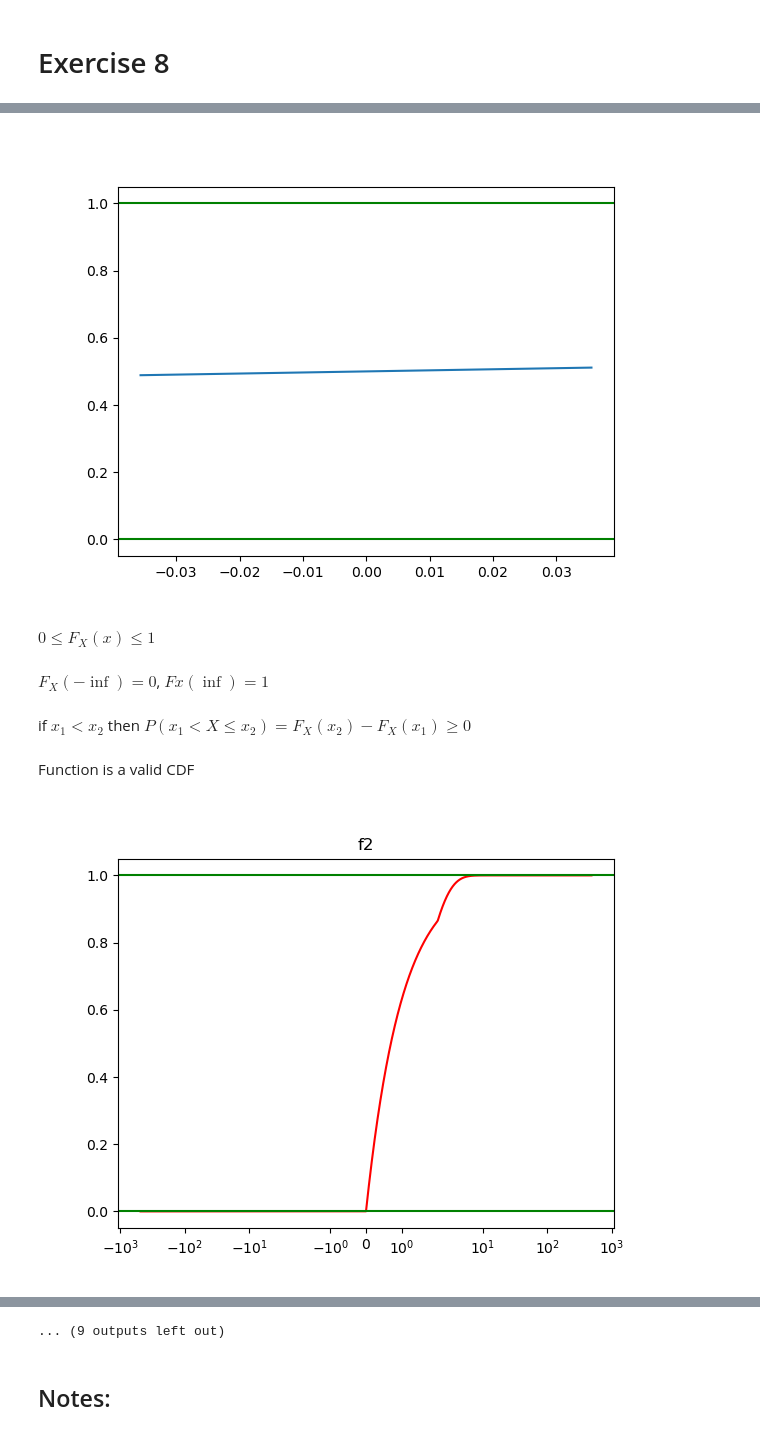
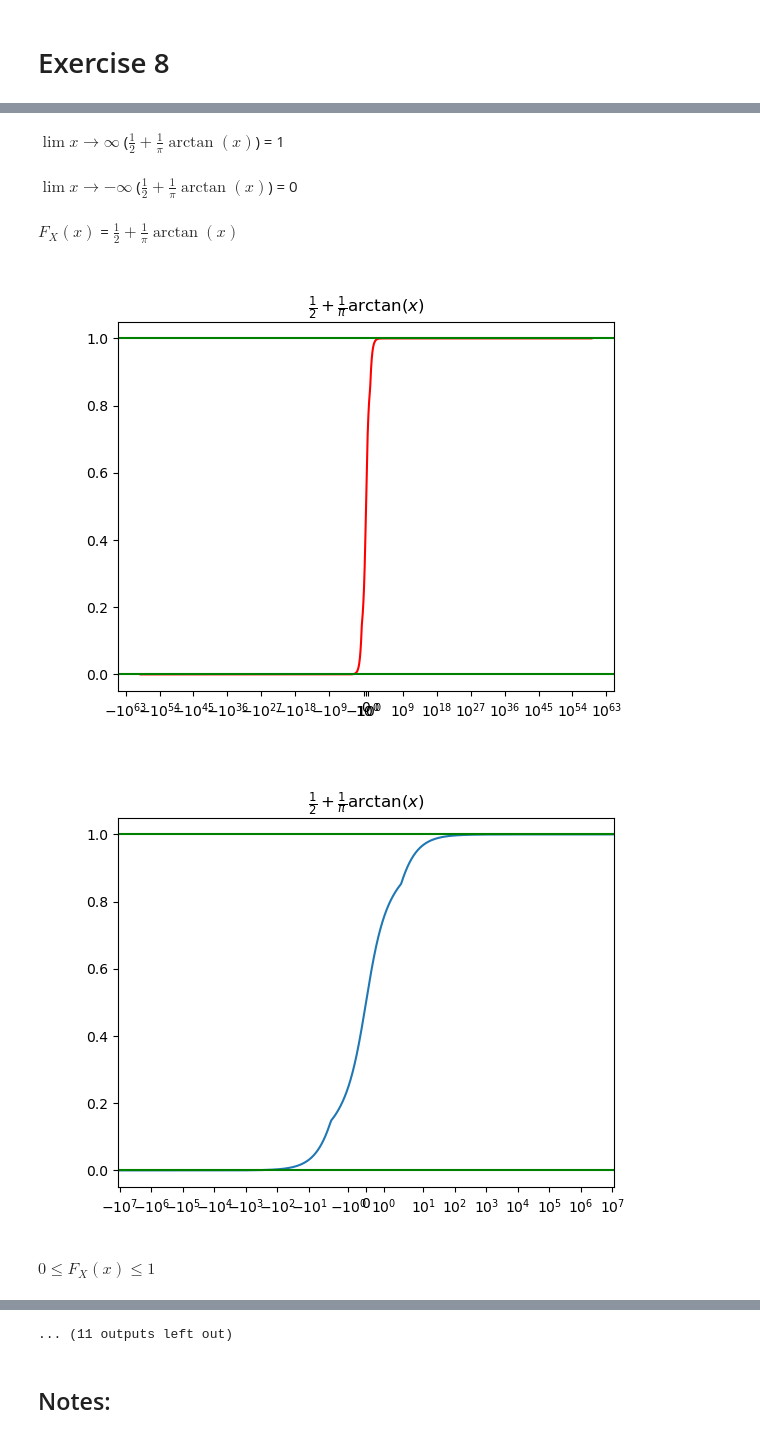
Before and after one commit to RedOrbweaver/STSex, a Jupyter notebook: ex0.ipynb, the cells around one changed output, grey strips where cells are left out. Saved outputs shown, nothing was run; the diff lists cells and outputs as text; code cells hidden in the pictures.

```diff
--- a/ex0.ipynb
+++ b/ex0.ipynb
@@ -382,12 +414,16 @@ def TestF(samplepoints, f, title, interestmin, interestmax):
 
         pn = n
     fig = plt.figure()
-    plt.plot(samplepoints[interestmin:interestmax], seq[interestmin:interestmax])
+    mn = round(interestmin*len(seq))
+    mx = round(interestmax*len(seq))
+    plt.plot(samplepoints[mn:mx], seq[mn:mx])
     plt.axhline(1, color="g")
     plt.axhline(0, color="g")
+    plt.xscale("symlog")
+    plt.title(title)
     plt.show()
 
-    pred_lim = Markdown("$F_{X}(-\\inf) = 0$, $Fx(\\inf)=1$")
+    pred_lim = Markdown("$F_{X}(-\\infty) = 0$, $Fx(\\infty)=1$")
     pred_inrange = Markdown("$0 \\leq F_{X}(x) \\le 1$")
     pred_rise = Markdown("if $x_{1} < x_{2}$ then $P(x_{1} \\lt X \\le x_{2}) = F_{X}(x_{2}) - F_{X}(x_{1}) \\ge 0$")
 
@@ -404,9 +440,6 @@ def TestF(samplepoints, f, title, interestmin, interestmax):
         display(Markdown("Function is a valid CDF"))
 
 
-    return rising, inrange, flat
-
-
 f1 = lambda x: 0.5 + (1/math.pi)*math.atan(x)
 f2 = lambda x: (1-math.e**-x) * (1 if x >= 0 else 0)
 f3 = lambda x: math.e**-(x**2)
@@ -415,8 +448,17 @@ f4 = lambda x: x**2 * (1 if x >= 0 else 0)
 samplepoints0 = GenSamplePointsPow(nsamples, 1.003)
 samplepoints1 = GenSamplePointsPow(nsamples, 1.0004)
 
-TestF(samplepoints0, f1, "f1", 46500, 53500)
-TestF(samplepoints1, f2, "f2", 46500, 53500)
-TestF(samplepoints1, f3, "f3", 46500, 53500)
-TestF(samplepoints1, f4, "f4", 46500, 53500)
+f1eq = "$\\frac{1}{2}+\\frac{1}{\\pi}\\arctan(x)$"
+display(Markdown("$\\lim{x\\to\\infty}$" + f" ({f1eq}) = 1"))
+display(Markdown("$\\lim{x\\to-\\infty}$" + f" ({f1eq}) = 0"))
+display(Markdown("$F_{X}(x)$ = " + f"{f1eq}"))
+TestF(samplepoints0, f1, f1eq, 0.4, 0.6)
+
+
+f2eq = "$$"
+TestF(samplepoints1, f2, "f2", 0.1, 0.9)
+
+TestF(samplepoints1, f3, "f3", 0.1, 0.9)
+
+TestF(samplepoints1, f4, "f4", 0.1, 0.9)
 # %% [output]
@@ -424,6 +465,6 @@ TestF(samplepoints1, f4, "f4", 46500, 53500)
-[figure, old version]
-$0 \leq F_{X}(x) \le 1$
+$\lim{x\to\infty}$ ($\frac{1}{2}+\frac{1}{\pi}\arctan(x)$) = 1
-$F_{X}(-\inf) = 0$, $Fx(\inf)=1$
+$\lim{x\to-\infty}$ ($\frac{1}{2}+\frac{1}{\pi}\arctan(x)$) = 0
-if $x_{1} < x_{2}$ then $P(x_{1} \lt X \le x_{2}) = F_{X}(x_{2}) - F_{X}(x_{1}) \ge 0$
+$F_{X}(x)$ = $\frac{1}{2}+\frac{1}{\pi}\arctan(x)$
+[figure, new version]
+[figure, new version]
-Function is a valid CDF
+$0 \leq F_{X}(x) \le 1$
-[figure]
@@ -435,4 +477,4 @@ Function is a valid CDF
-... (9 outputs left out)
+... (11 outputs left out)
 # %% [markdown]
 ## Notes:
 # %% [markdown]
```
Also changed, not shown: parts of 10 cells of this notebook.
